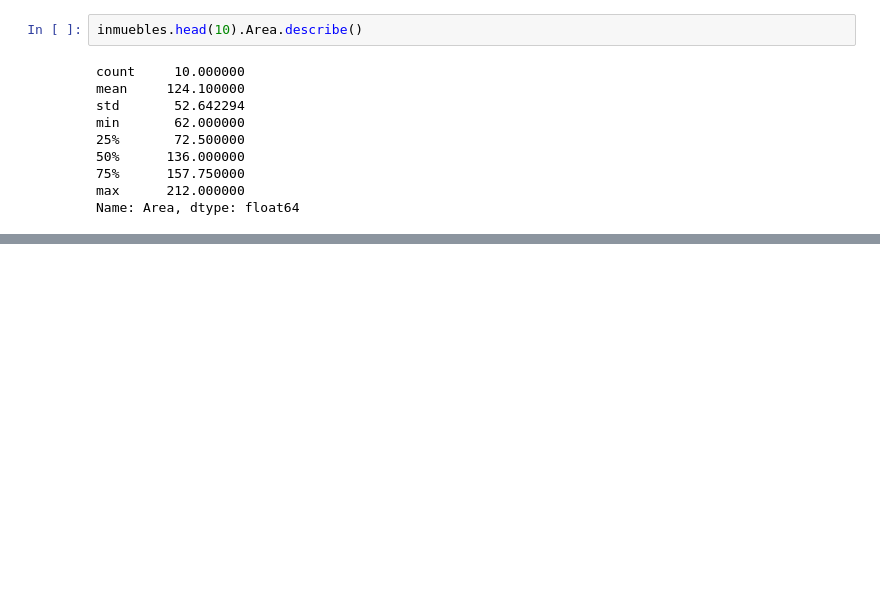
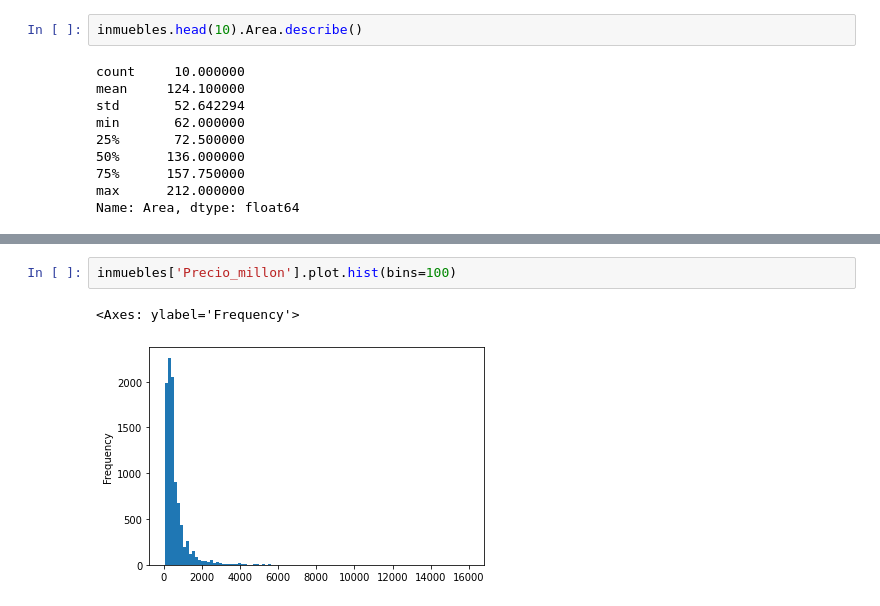
Before and after one commit to max6811/inmersion_datos_alura, a Jupyter notebook: INMERSION_DATOS_ALURA.ipynb, the cells around one changed output, grey strips where cells are left out. Cells and saved outputs as stored; diff of their text form; blank space fills up the shorter version.

```diff
--- a/INMERSION_DATOS_ALURA.ipynb
+++ b/INMERSION_DATOS_ALURA.ipynb
@@ -281,0 +451,5 @@ Name: Area, dtype: float64
+# %%
+inmuebles['Precio_millon'].plot.hist(bins=100)
+# %% [output]
+<Axes: ylabel='Frequency'>
+[figure, added]
```
Also changed, not shown: parts of 22 cells of this notebook.
